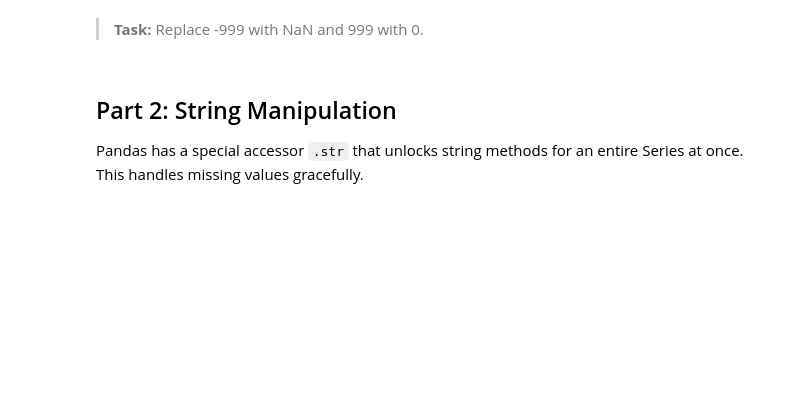
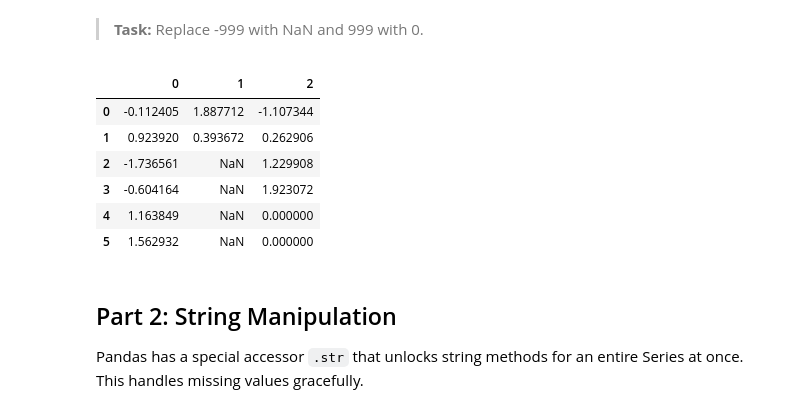
Before and after one commit to shuangmulin-io/6m-data-1.8-eda-basic, a Jupyter notebook: notebooks/eda_basic.ipynb, the cells around one changed output. Drawn from its saved outputs; the diff is of its cells as text; code cells hidden in the pictures; blank space fills up the shorter version.

```diff
--- a/notebooks/eda_basic.ipynb
+++ b/notebooks/eda_basic.ipynb
@@ -659,5 +1056,15 @@ df
 # %% [markdown]
 > **Task:** Replace -999 with NaN and 999 with 0.
+# %%
+df.replace({-999: np.nan, 999: 0})
+# %% [output]
+|  | 0 | 1 | 2 |
+| 0 | -0.112405 | 1.887712 | -1.107344 |
+| 1 | 0.923920 | 0.393672 | 0.262906 |
+| 2 | -1.736561 | NaN | 1.229908 |
+| 3 | -0.604164 | NaN | 1.923072 |
+| 4 | 1.163849 | NaN | 0.000000 |
+| 5 | 1.562932 | NaN | 0.000000 |
 # %% [markdown]
 ## Part 2: String Manipulation
 
```
Also changed, not shown: parts of 67 cells of this notebook.
